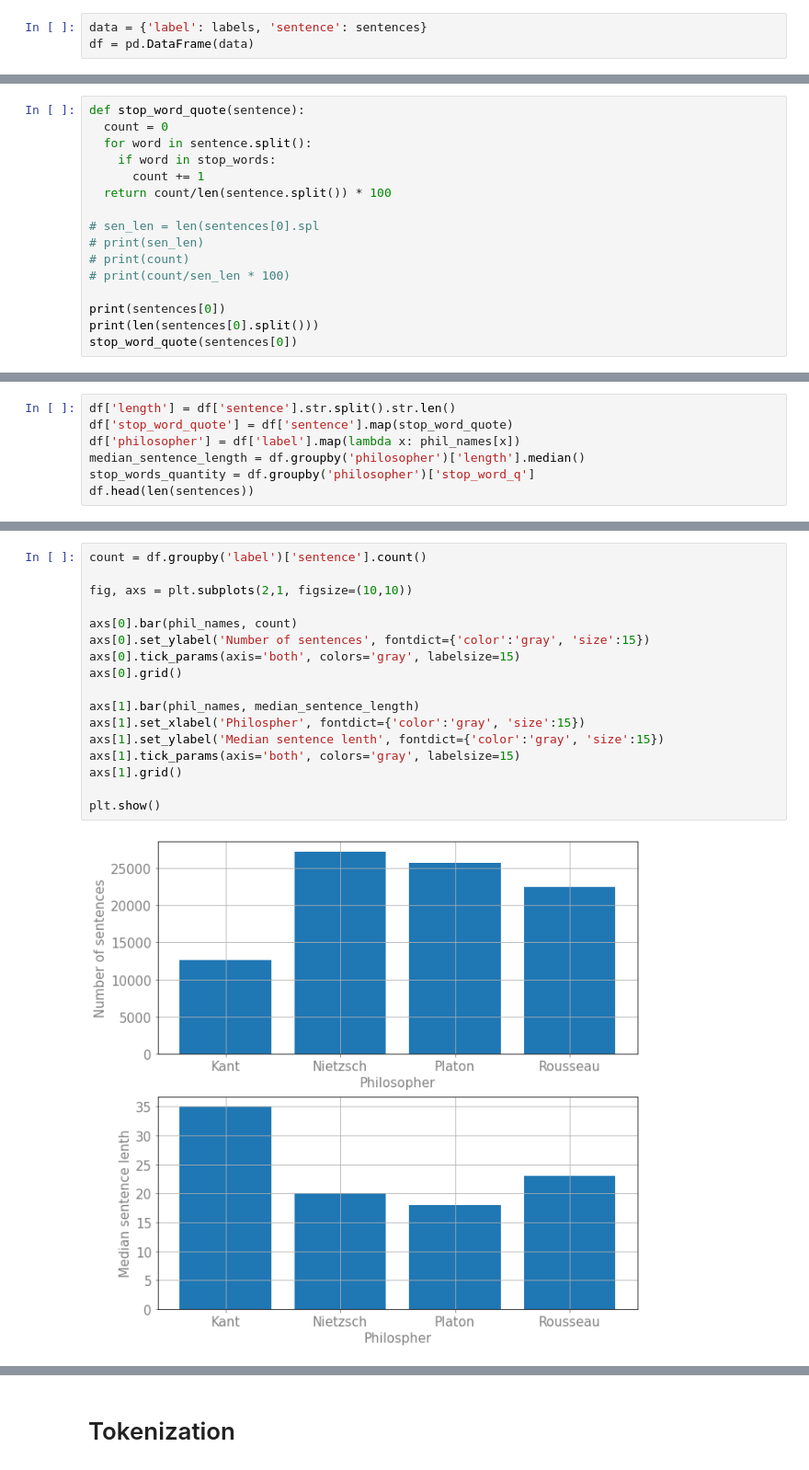
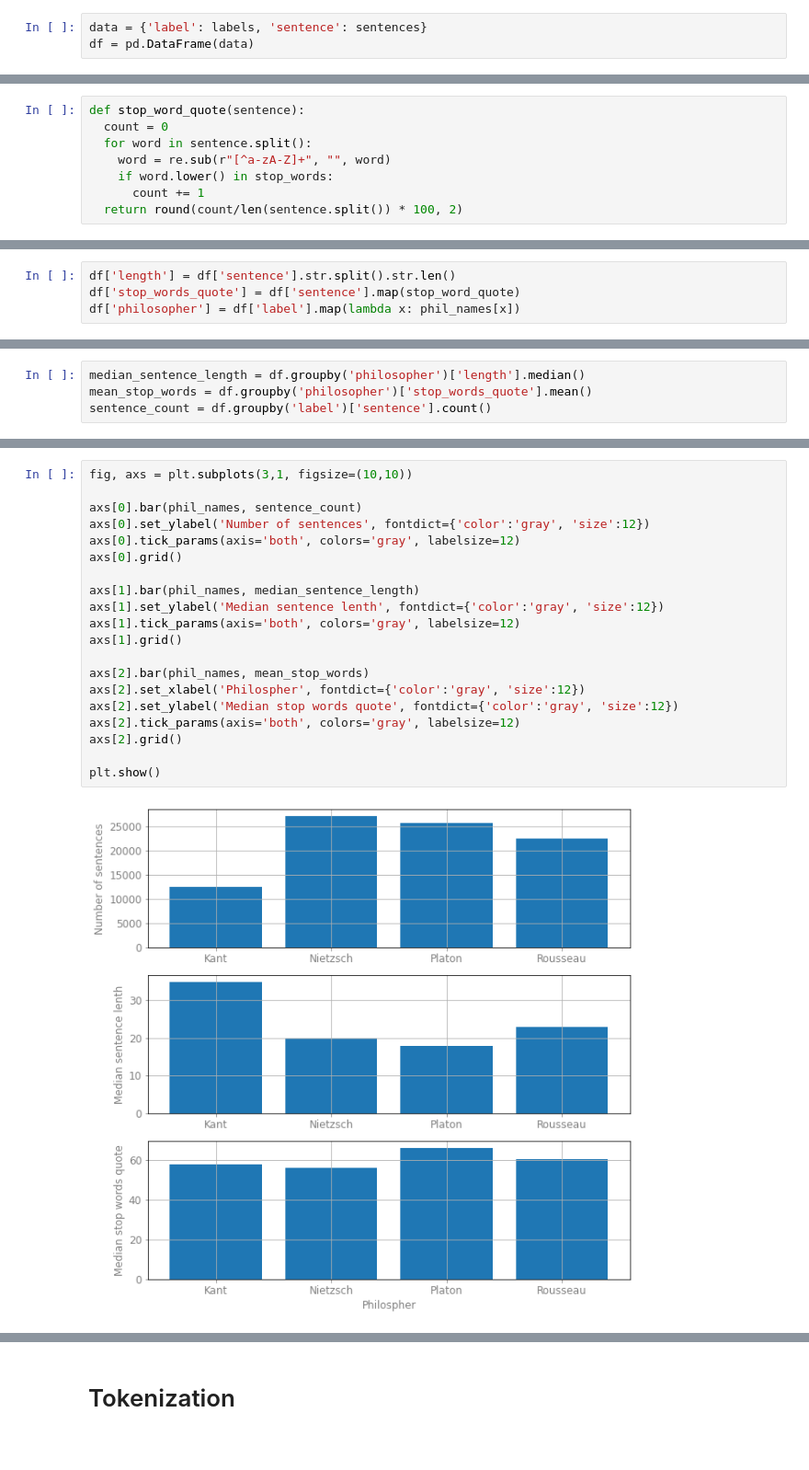
Before and after one commit to chrislemke/nlp-text-classifier, a Jupyter notebook: notebooks/german_philo_text_classification.ipynb, the cells around one changed output, grey strips where cells are left out. Shown: that part at 92% size. Cells and saved outputs as stored; diff of their text form.

Commit message:
Add bar chart for visualization of common words

```diff
--- a/notebooks/german_philo_text_classification.ipynb
+++ b/notebooks/german_philo_text_classification.ipynb
@@ -139,15 +173,7 @@ df = pd.DataFrame(data)
 def stop_word_quote(sentence):
   count = 0
   for word in sentence.split():
-    if word in stop_words:
+    word = re.sub(r"[^a-zA-Z]+", "", word)
+    if word.lower() in stop_words:
       count += 1
-  return count/len(sentence.split()) * 100
-
-# sen_len = len(sentences[0].spl
-# print(sen_len)
-# print(count)
-# print(count/sen_len * 100)
-
-print(sentences[0])
-print(len(sentences[0].split()))
-stop_word_quote(sentences[0])
+  return round(count/len(sentence.split()) * 100, 2)
@@ -158,7 +182,4 @@ stop_word_quote(sentences[0])
 # %%
 df['length'] = df['sentence'].str.split().str.len()
-df['stop_word_quote'] = df['sentence'].map(stop_word_quote)
+df['stop_words_quote'] = df['sentence'].map(stop_word_quote)
 df['philosopher'] = df['label'].map(lambda x: phil_names[x])
-median_sentence_length = df.groupby('philosopher')['length'].median()
-stop_words_quantity = df.groupby('philosopher')['stop_word_q']
-df.head(len(sentences))
@@ -178,0 +204,4 @@ df.head(len(sentences))
+# %%
+median_sentence_length = df.groupby('philosopher')['length'].median()
+mean_stop_words = df.groupby('philosopher')['stop_words_quote'].mean()
+sentence_count = df.groupby('label')['sentence'].count()
@@ -179,19 +210,22 @@ df.head(len(sentences))
 # %%
-count = df.groupby('label')['sentence'].count()
+fig, axs = plt.subplots(3,1, figsize=(10,10))
 
-fig, axs = plt.subplots(2,1, figsize=(10,10))
-
-axs[0].bar(phil_names, count)
-axs[0].set_ylabel('Number of sentences', fontdict={'color':'gray', 'size':15})
-axs[0].tick_params(axis='both', colors='gray', labelsize=15)
+axs[0].bar(phil_names, sentence_count)
+axs[0].set_ylabel('Number of sentences', fontdict={'color':'gray', 'size':12})
+axs[0].tick_params(axis='both', colors='gray', labelsize=12)
 axs[0].grid()
 
 axs[1].bar(phil_names, median_sentence_length)
-axs[1].set_xlabel('Philospher', fontdict={'color':'gray', 'size':15})
-axs[1].set_ylabel('Median sentence lenth', fontdict={'color':'gray', 'size':15})
-axs[1].tick_params(axis='both', colors='gray', labelsize=15)
+axs[1].set_ylabel('Median sentence lenth', fontdict={'color':'gray', 'size':12})
+axs[1].tick_params(axis='both', colors='gray', labelsize=12)
 axs[1].grid()
 
+axs[2].bar(phil_names, mean_stop_words)
+axs[2].set_xlabel('Philospher', fontdict={'color':'gray', 'size':12})
+axs[2].set_ylabel('Median stop words quote', fontdict={'color':'gray', 'size':12})
+axs[2].tick_params(axis='both', colors='gray', labelsize=12)
+axs[2].grid()
+
 plt.show()
 # %% [output]
-[figure, old version]
+[figure, new version]
```
Also changed, not shown: parts of 16 cells of this notebook.
